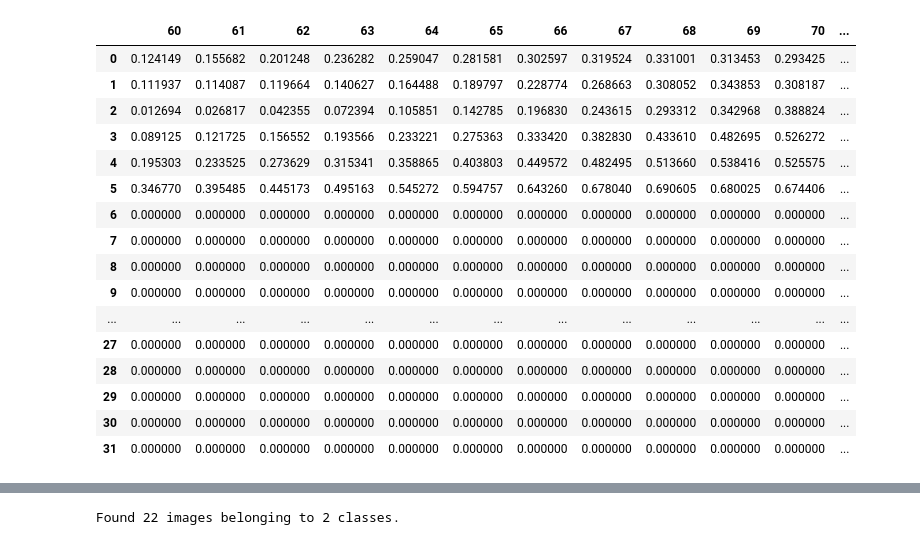
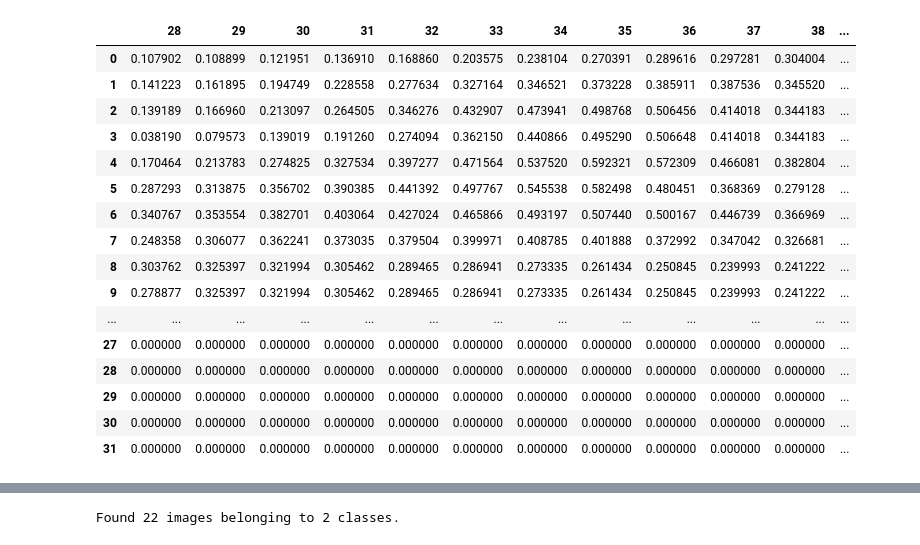
Before and after one commit to AlexanderVinarsky/Muography_Research, a Jupyter notebook: Muography_Research.ipynb, the cells around one changed output, grey strips where cells are left out. Cells and saved outputs as stored; diff of their text form; code cells hidden in the pictures.

```diff
--- a/Muography_Research.ipynb
+++ b/Muography_Research.ipynb
@@ -103,19 +103,19 @@ for i in range(len(coordinates)):
 21
 [60, 78, 39, 44]
 # %%
-shapes[21].style.background_gradient(cmap='plasma', axis=None)
+shapes[2].style.background_gradient(cmap='plasma', axis=None)
 # %% [output]
-|  | 60 | 61 | 62 | 63 | 64 | 65 | 66 | 67 | 68 | 69 | 70 | ... |
-| 0 | 0.124149 | 0.155682 | 0.201248 | 0.236282 | 0.259047 | 0.281581 | 0.302597 | 0.319524 | 0.331001 | 0.313453 | 0.293425 | ... |
-| 1 | 0.111937 | 0.114087 | 0.119664 | 0.140627 | 0.164488 | 0.189797 | 0.228774 | 0.268663 | 0.308052 | 0.343853 | 0.308187 | ... |
-| 2 | 0.012694 | 0.026817 | 0.042355 | 0.072394 | 0.105851 | 0.142785 | 0.196830 | 0.243615 | 0.293312 | 0.342968 | 0.388824 | ... |
-| 3 | 0.089125 | 0.121725 | 0.156552 | 0.193566 | 0.233221 | 0.275363 | 0.333420 | 0.382830 | 0.433610 | 0.482695 | 0.526272 | ... |
-| 4 | 0.195303 | 0.233525 | 0.273629 | 0.315341 | 0.358865 | 0.403803 | 0.449572 | 0.482495 | 0.513660 | 0.538416 | 0.525575 | ... |
-| 5 | 0.346770 | 0.395485 | 0.445173 | 0.495163 | 0.545272 | 0.594757 | 0.643260 | 0.678040 | 0.690605 | 0.680025 | 0.674406 | ... |
-| 6 | 0.000000 | 0.000000 | 0.000000 | 0.000000 | 0.000000 | 0.000000 | 0.000000 | 0.000000 | 0.000000 | 0.000000 | 0.000000 | ... |
-| 7 | 0.000000 | 0.000000 | 0.000000 | 0.000000 | 0.000000 | 0.000000 | 0.000000 | 0.000000 | 0.000000 | 0.000000 | 0.000000 | ... |
-| 8 | 0.000000 | 0.000000 | 0.000000 | 0.000000 | 0.000000 | 0.000000 | 0.000000 | 0.000000 | 0.000000 | 0.000000 | 0.000000 | ... |
-| 9 | 0.000000 | 0.000000 | 0.000000 | 0.000000 | 0.000000 | 0.000000 | 0.000000 | 0.000000 | 0.000000 | 0.000000 | 0.000000 | ... |
+|  | 28 | 29 | 30 | 31 | 32 | 33 | 34 | 35 | 36 | 37 | 38 | ... |
+| 0 | 0.107902 | 0.108899 | 0.121951 | 0.136910 | 0.168860 | 0.203575 | 0.238104 | 0.270391 | 0.289616 | 0.297281 | 0.304004 | ... |
+| 1 | 0.141223 | 0.161895 | 0.194749 | 0.228558 | 0.277634 | 0.327164 | 0.346521 | 0.373228 | 0.385911 | 0.387536 | 0.345520 | ... |
+| 2 | 0.139189 | 0.166960 | 0.213097 | 0.264505 | 0.346276 | 0.432907 | 0.473941 | 0.498768 | 0.506456 | 0.414018 | 0.344183 | ... |
+| 3 | 0.038190 | 0.079573 | 0.139019 | 0.191260 | 0.274094 | 0.362150 | 0.440866 | 0.495290 | 0.506648 | 0.414018 | 0.344183 | ... |
+| 4 | 0.170464 | 0.213783 | 0.274825 | 0.327534 | 0.397277 | 0.471564 | 0.537520 | 0.592321 | 0.572309 | 0.466081 | 0.382804 | ... |
+| 5 | 0.287293 | 0.313875 | 0.356702 | 0.390385 | 0.441392 | 0.497767 | 0.545538 | 0.582498 | 0.480451 | 0.368369 | 0.279128 | ... |
+| 6 | 0.340767 | 0.353554 | 0.382701 | 0.403064 | 0.427024 | 0.465866 | 0.493197 | 0.507440 | 0.500167 | 0.446739 | 0.366969 | ... |
+| 7 | 0.248358 | 0.306077 | 0.362241 | 0.373035 | 0.379504 | 0.399971 | 0.408785 | 0.401888 | 0.372992 | 0.347042 | 0.326681 | ... |
+| 8 | 0.303762 | 0.325397 | 0.321994 | 0.305462 | 0.289465 | 0.286941 | 0.273335 | 0.261434 | 0.250845 | 0.239993 | 0.241222 | ... |
+| 9 | 0.278877 | 0.325397 | 0.321994 | 0.305462 | 0.289465 | 0.286941 | 0.273335 | 0.261434 | 0.250845 | 0.239993 | 0.241222 | ... |
 | ... | ... | ... | ... | ... | ... | ... | ... | ... | ... | ... | ... | ... |
 | 27 | 0.000000 | 0.000000 | 0.000000 | 0.000000 | 0.000000 | 0.000000 | 0.000000 | 0.000000 | 0.000000 | 0.000000 | 0.000000 | ... |
 | 28 | 0.000000 | 0.000000 | 0.000000 | 0.000000 | 0.000000 | 0.000000 | 0.000000 | 0.000000 | 0.000000 | 0.000000 | 0.000000 | ... |
```
Also changed, not shown: parts of 10 cells of this notebook.
